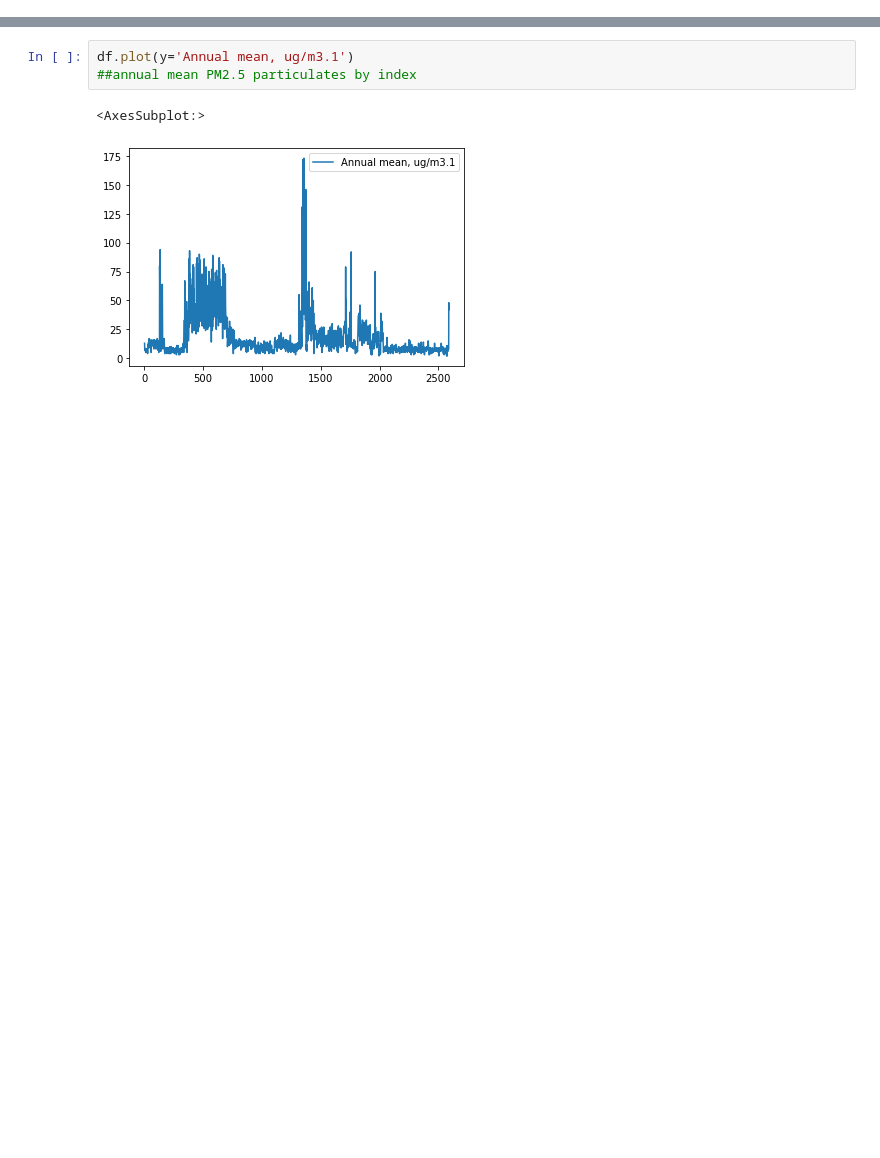
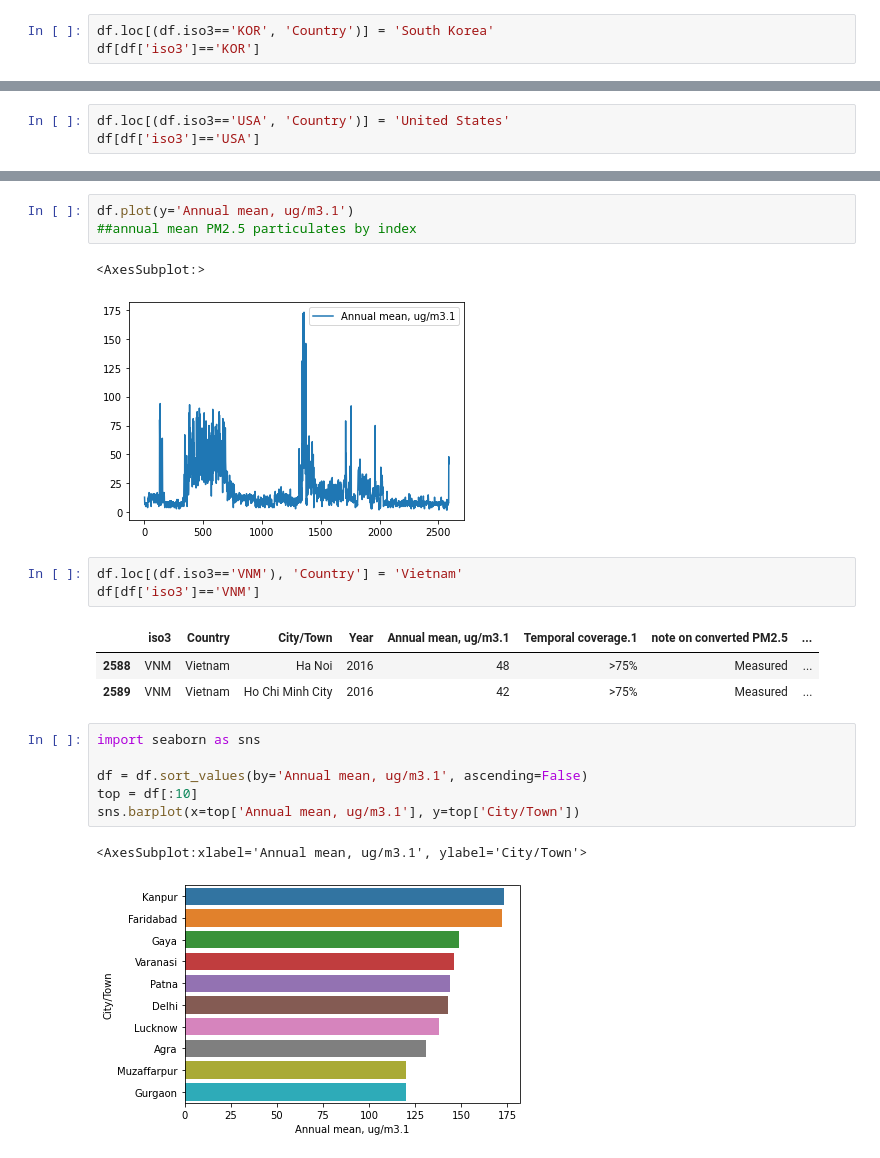
Before and after one commit to eimbloom/Test, a Jupyter notebook: Airpollution.ipynb, the cells around one changed output, grey strips where cells are left out. Saved outputs shown, nothing was run; the diff lists cells and outputs as text; blank space fills up the shorter version.

```diff
--- a/Airpollution.ipynb
+++ b/Airpollution.ipynb
@@ -20,3 +20,6 @@ df
 | 2588 | VNM | Viet Nam | Ha Noi | 2016 | 48 | >75% | Measured | ... |
 | 2589 | VNM | Viet Nam | Ho Chi Minh City | 2016 | 42 | >75% | Measured | ... |
 2119 rows × 10 columns
+# %%
+df.loc[(df.iso3=='KOR', 'Country')] = 'South Korea'
+df[df['iso3']=='KOR']
@@ -22,0 +45,3 @@ df
+# %%
+df.loc[(df.iso3=='USA', 'Country')] = 'United States'
+df[df['iso3']=='USA']
@@ -26,3 +65,19 @@ df.plot(y='Annual mean, ug/m3.1')
 # %% [output]
 <AxesSubplot:>
 [figure]
+# %%
+df.loc[(df.iso3=='VNM'), 'Country'] = 'Vietnam'
+df[df['iso3']=='VNM']
+# %% [output]
+|  | iso3 | Country | City/Town | Year | Annual mean, ug/m3.1 | Temporal coverage.1 | note on converted PM2.5 | ... |
+| 2588 | VNM | Vietnam | Ha Noi | 2016 | 48 | >75% | Measured | ... |
+| 2589 | VNM | Vietnam | Ho Chi Minh City | 2016 | 42 | >75% | Measured | ... |
+# %%
+import seaborn as sns
+
+df = df.sort_values(by='Annual mean, ug/m3.1', ascending=False)
+top = df[:10]
+sns.barplot(x=top['Annual mean, ug/m3.1'], y=top['City/Town'])
+# %% [output]
+<AxesSubplot:xlabel='Annual mean, ug/m3.1', ylabel='City/Town'>
+[figure, added]
```
Also changed, not shown: parts of 17 cells of this notebook, 8 other files.
